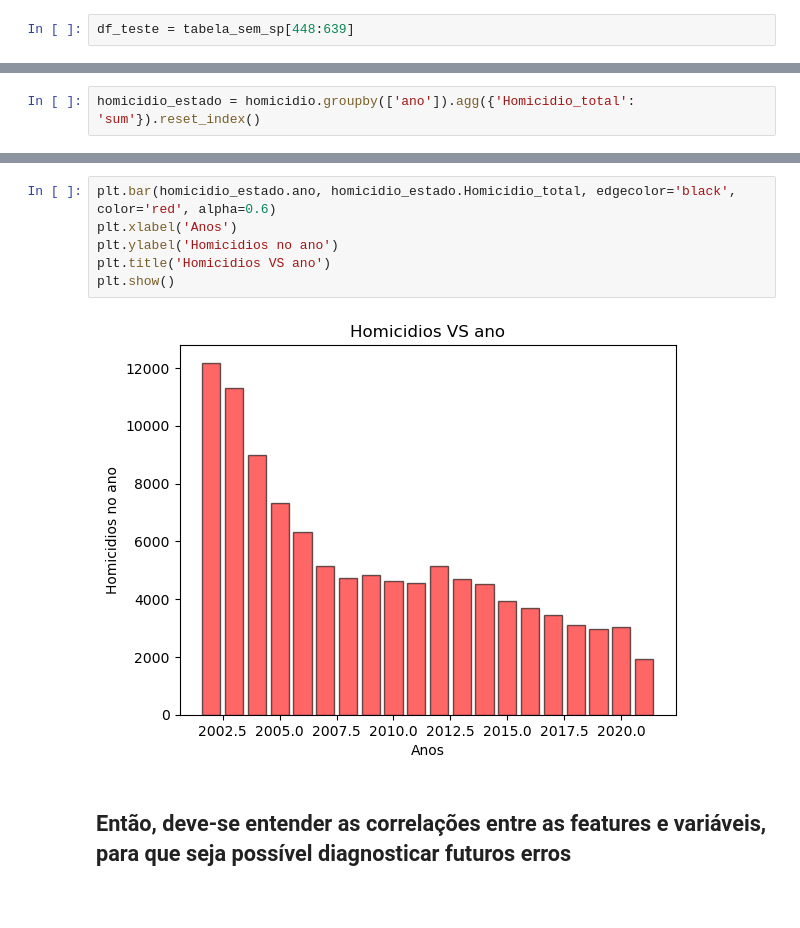
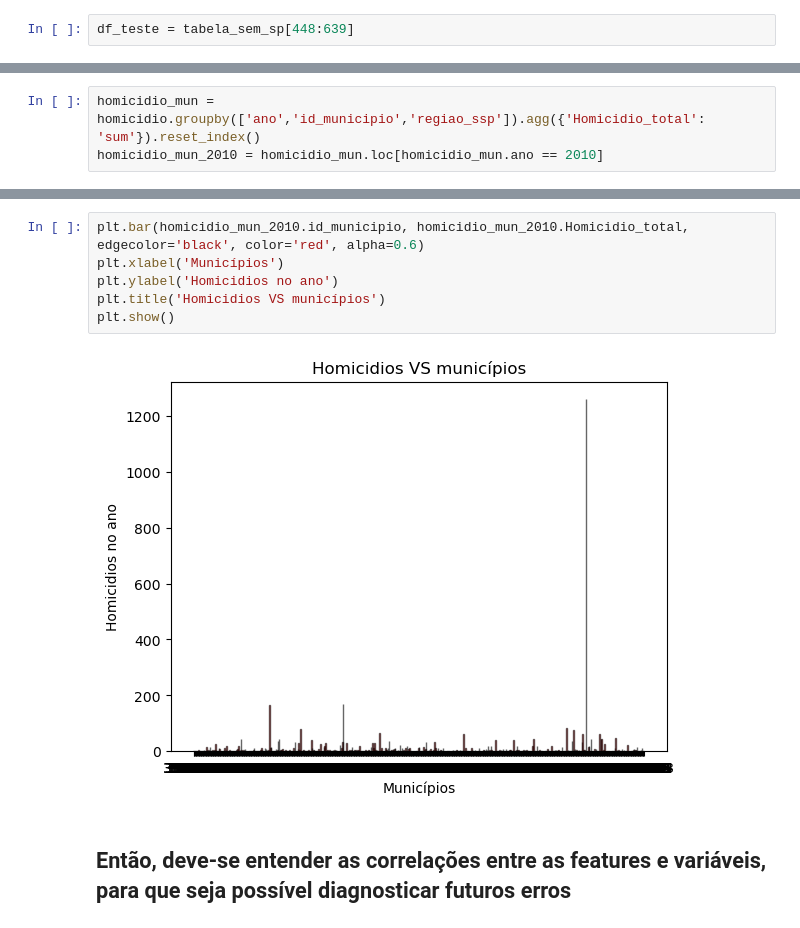
Before and after one commit to felipebns/P2_Cdados, a Jupyter notebook: p2_cdados.ipynb, the cells around one changed output, grey strips where cells are left out. Cells and saved outputs as stored; diff of their text form; blank space fills up the shorter version.

```diff
--- a/p2_cdados.ipynb
+++ b/p2_cdados.ipynb
@@ -181,2 +181,3 @@ df_teste = tabela_sem_sp[448:639]
 # %%
-homicidio_estado = homicidio.groupby(['ano']).agg({'Homicidio_total': 'sum'}).reset_index()
+homicidio_mun = homicidio.groupby(['ano','id_municipio','regiao_ssp']).agg({'Homicidio_total': 'sum'}).reset_index()
+homicidio_mun_2010 = homicidio_mun.loc[homicidio_mun.ano == 2010]
@@ -204,11 +206,11 @@ pd.crosstab(homicidio_mun.Homicidio_total, homicidio_mun.ano, margins=True).roun
 # %%
-plt.bar(homicidio_estado.ano, homicidio_estado.Homicidio_total, edgecolor='black', color='red', alpha=0.6)
-plt.xlabel('Anos')
+plt.bar(homicidio_mun_2010.id_municipio, homicidio_mun_2010.Homicidio_total, edgecolor='black', color='red', alpha=0.6)
+plt.xlabel('Municípios')
 plt.ylabel('Homicidios no ano')
-plt.title('Homicidios VS ano')
+plt.title('Homicidios VS municípios')
 plt.show()
 # %% [output]
-[figure, old version]
+[figure, new version]
 # %% [markdown]
  ## Então, deve-se entender as correlações entre as features e variáveis, para que seja possível diagnosticar futuros erros
 # %%
```
Also changed, not shown: parts of 9 cells of this notebook.
